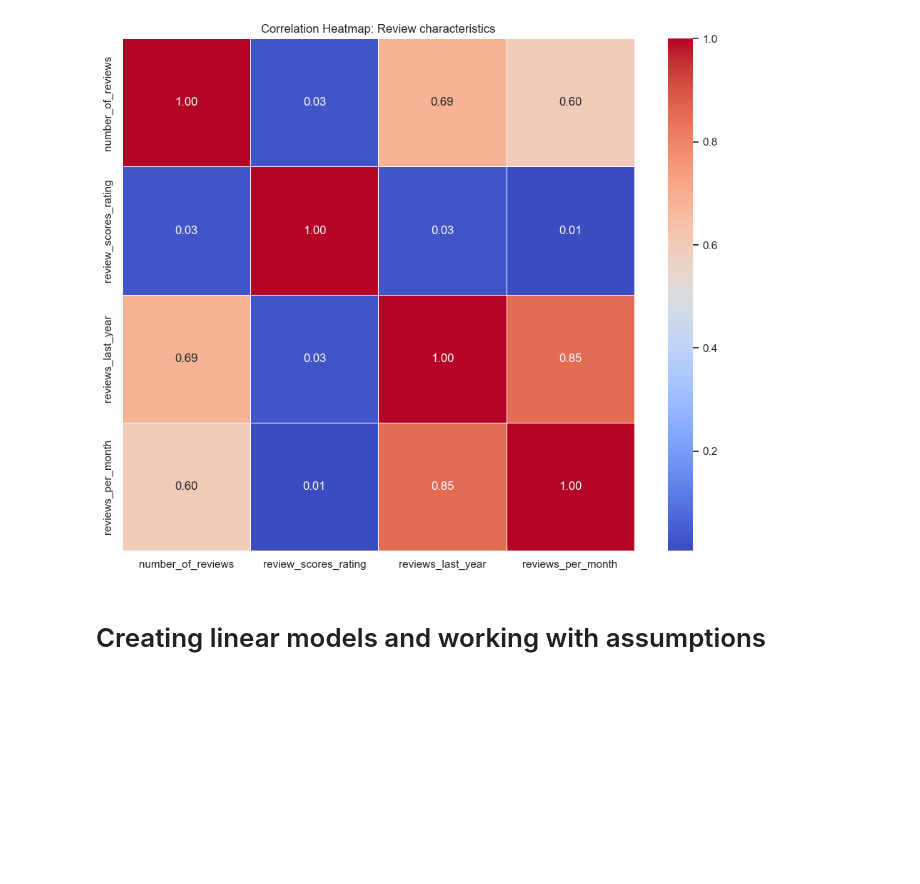
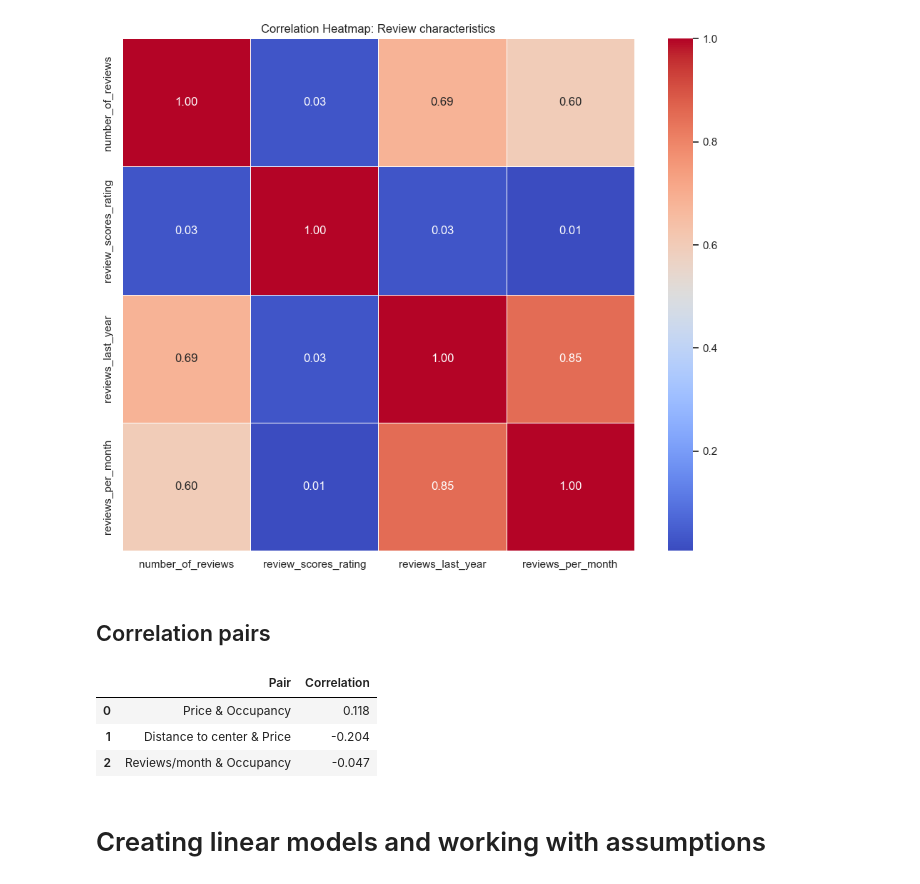
Before and after one commit to anna-kryvulia/Econometrics_project_Airbnb, a Jupyter notebook: file1.ipynb, the cells around one changed output. Drawn from its saved outputs; the diff is of its cells as text; code cells hidden in the pictures; blank space fills up the shorter version.

Commit message:
data

```diff
--- a/file1.ipynb
+++ b/file1.ipynb
@@ -320,6 +353,32 @@ for group_name, params in groups.items():
 [figure]
 [figure]
 [figure]
+# %% [markdown]
+## Correlation pairs
+# %%
+pairs = {
+    "Price & Occupancy": ['price', 'occupancy'],
+    "Distance to center & Price": ['distance_to_city_center', 'price'],
+    "Reviews/month & Occupancy": ['reviews_per_month', 'occupancy']
+}
+
+results = []
+
+for name, cols in pairs.items():
+    temp = df[cols].dropna()
+    corr = temp.corr().iloc[0,1]
+
+    results.append({
+        'Pair': name,
+        'Correlation': round(corr, 3)
+    })
+
+pd.DataFrame(results)
+# %% [output]
+|  | Pair | Correlation |
+| 0 | Price & Occupancy | 0.118 |
+| 1 | Distance to center & Price | -0.204 |
+| 2 | Reviews/month & Occupancy | -0.047 |
 # %% [markdown]
 # Creating linear models and working with assumptions
 # %% [markdown]
```
Also changed, not shown: parts of 32 cells of this notebook, 1 other file.
